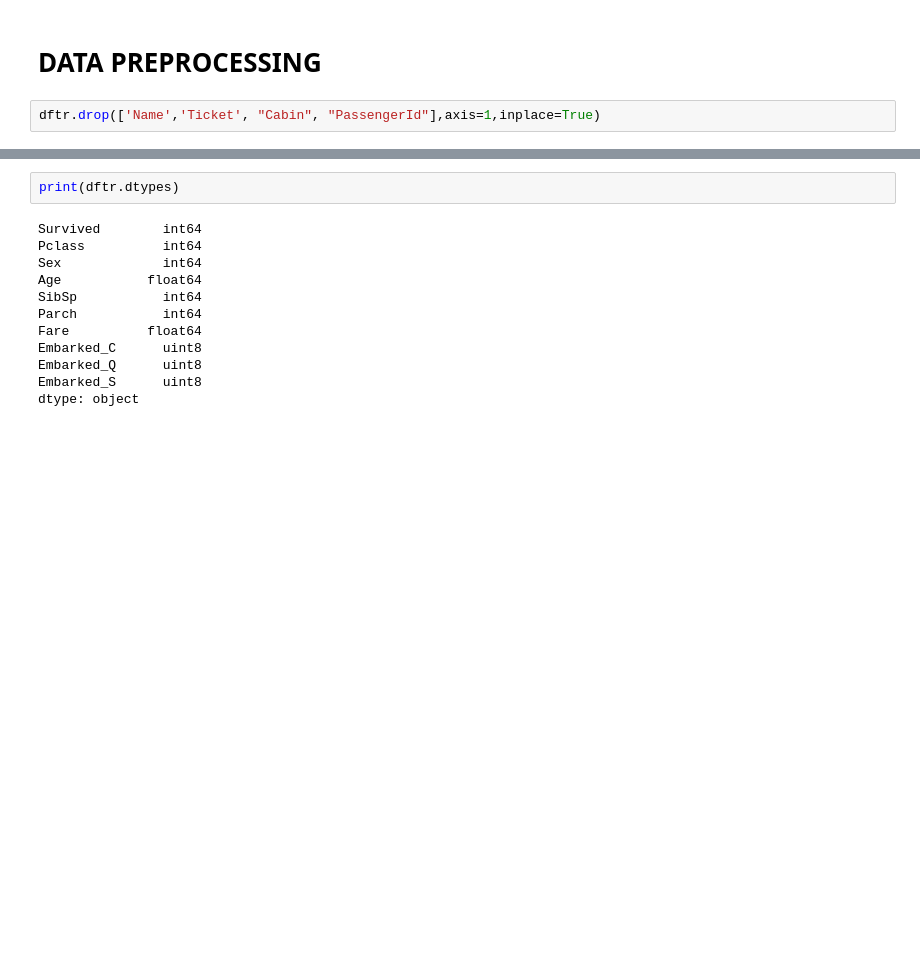
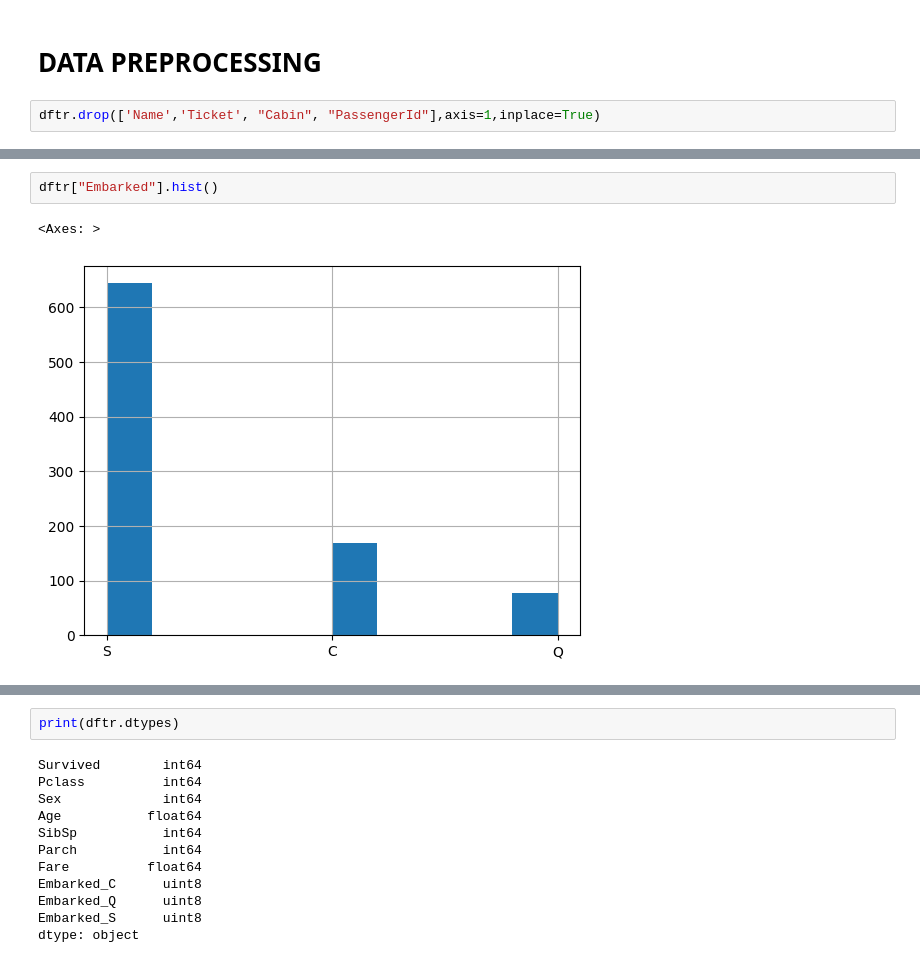
Before and after one commit to yyusufcoskun/Titanic-RF-Kaggle, a Jupyter notebook: main.ipynb, the cells around one changed output, grey strips where cells are left out. Saved outputs shown, nothing was run; the diff lists cells and outputs as text; blank space fills up the shorter version.

```diff
--- a/main.ipynb
+++ b/main.ipynb
@@ -31 +46,6 @@ dftr.drop(['Name','Ticket', "Cabin", "PassengerId"],axis=1,inplace=True)
+# %%
+dftr["Embarked"].hist()
+# %% [output]
+<Axes: >
+[figure, added]
 # %%
```
Also changed, not shown: parts of 25 cells of this notebook, 2 other files.
